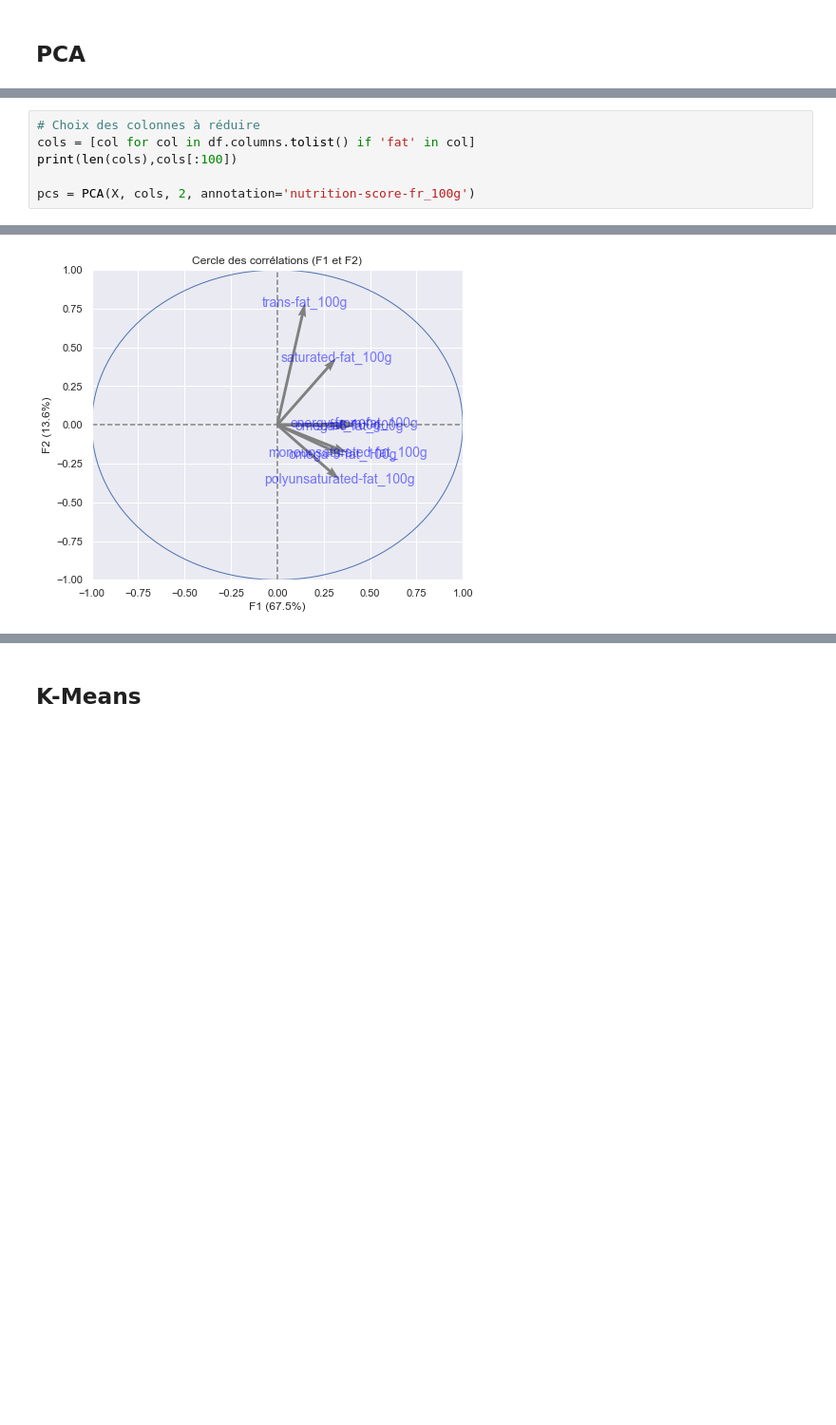
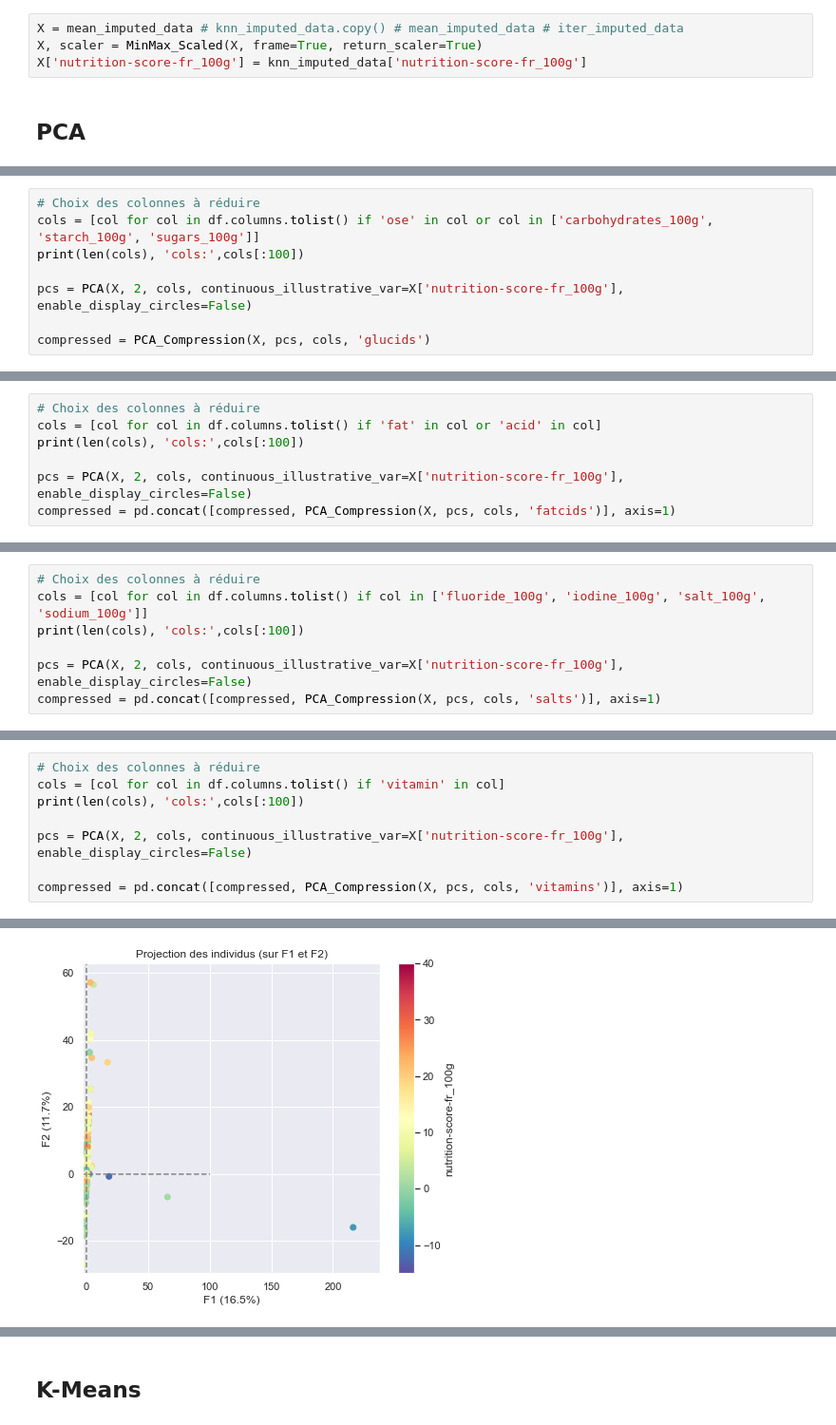
Before and after one commit to DrHadiNono/Notebooks-OC, a Jupyter notebook: Projets/P3/p3_pandas.ipynb, the cells around one changed output, grey strips where cells are left out. Shown at 95% size. Saved outputs shown, nothing was run; the diff lists cells and outputs as text; blank space fills up the shorter version.

```diff
--- a/Projets/P3/p3_pandas.ipynb
+++ b/Projets/P3/p3_pandas.ipynb
@@ -302,2 +299,6 @@ ANOVA(df[df[Q].isin(sub_Q)], Q, ['nutrition-score-fr_100g'])
+# %%
+X = mean_imputed_data # knn_imputed_data.copy() # mean_imputed_data # iter_imputed_data
+X, scaler = MinMax_Scaled(X, frame=True, return_scaler=True)
+X['nutrition-score-fr_100g'] = knn_imputed_data['nutrition-score-fr_100g']
 # %% [markdown]
 ## PCA
@@ -313,0 +317,8 @@ pcs = PCA(X, cols, 2, annotation='nutrition-score-fr_100g')
+# %%
+# Choix des colonnes à réduire
+cols = [col for col in df.columns.tolist() if 'ose' in col or col in ['carbohydrates_100g', 'starch_100g', 'sugars_100g']]
+print(len(cols), 'cols:',cols[:100])
+
+pcs = PCA(X, 2, cols, continuous_illustrative_var=X['nutrition-score-fr_100g'], enable_display_circles=False)
+
+compressed = PCA_Compression(X, pcs, cols, 'glucids')
@@ -313,0 +329,7 @@ pcs = PCA(X, cols, 2, annotation='nutrition-score-fr_100g')
+# %%
+# Choix des colonnes à réduire
+cols = [col for col in df.columns.tolist() if 'fat' in col or 'acid' in col]
+print(len(cols), 'cols:',cols[:100])
+
+pcs = PCA(X, 2, cols, continuous_illustrative_var=X['nutrition-score-fr_100g'], enable_display_circles=False)
+compressed = pd.concat([compressed, PCA_Compression(X, pcs, cols, 'fatcids')], axis=1)
@@ -313,0 +340,7 @@ pcs = PCA(X, cols, 2, annotation='nutrition-score-fr_100g')
+# %%
+# Choix des colonnes à réduire
+cols = [col for col in df.columns.tolist() if col in ['fluoride_100g', 'iodine_100g', 'salt_100g', 'sodium_100g']]
+print(len(cols), 'cols:',cols[:100])
+
+pcs = PCA(X, 2, cols, continuous_illustrative_var=X['nutrition-score-fr_100g'], enable_display_circles=False)
+compressed = pd.concat([compressed, PCA_Compression(X, pcs, cols, 'salts')], axis=1)
@@ -314,7 +351,9 @@ pcs = PCA(X, cols, 2, annotation='nutrition-score-fr_100g')
 # %%
 # Choix des colonnes à réduire
-cols = [col for col in df.columns.tolist() if 'fat' in col]
-print(len(cols),cols[:100])
+cols = [col for col in df.columns.tolist() if 'vitamin' in col]
+print(len(cols), 'cols:',cols[:100])
 
-pcs = PCA(X, cols, 2, annotation='nutrition-score-fr_100g')
+pcs = PCA(X, 2, cols, continuous_illustrative_var=X['nutrition-score-fr_100g'], enable_display_circles=False)
+
+compressed = pd.concat([compressed, PCA_Compression(X, pcs, cols, 'vitamins')], axis=1)
 # %% [output]
@@ -323 +362 @@ pcs = PCA(X, cols, 2, annotation='nutrition-score-fr_100g')
-[figure, old version]
+[figure, new version]
```
Also changed, not shown: parts of 106 cells of this notebook, 6 other files.
